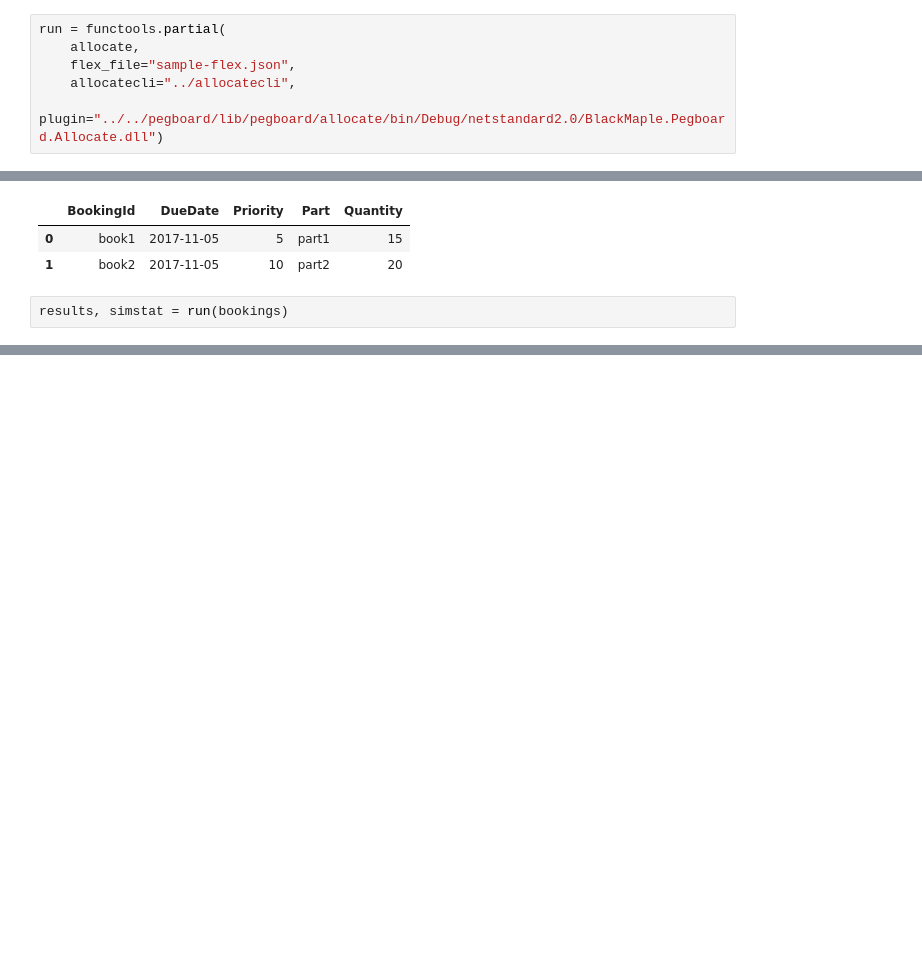
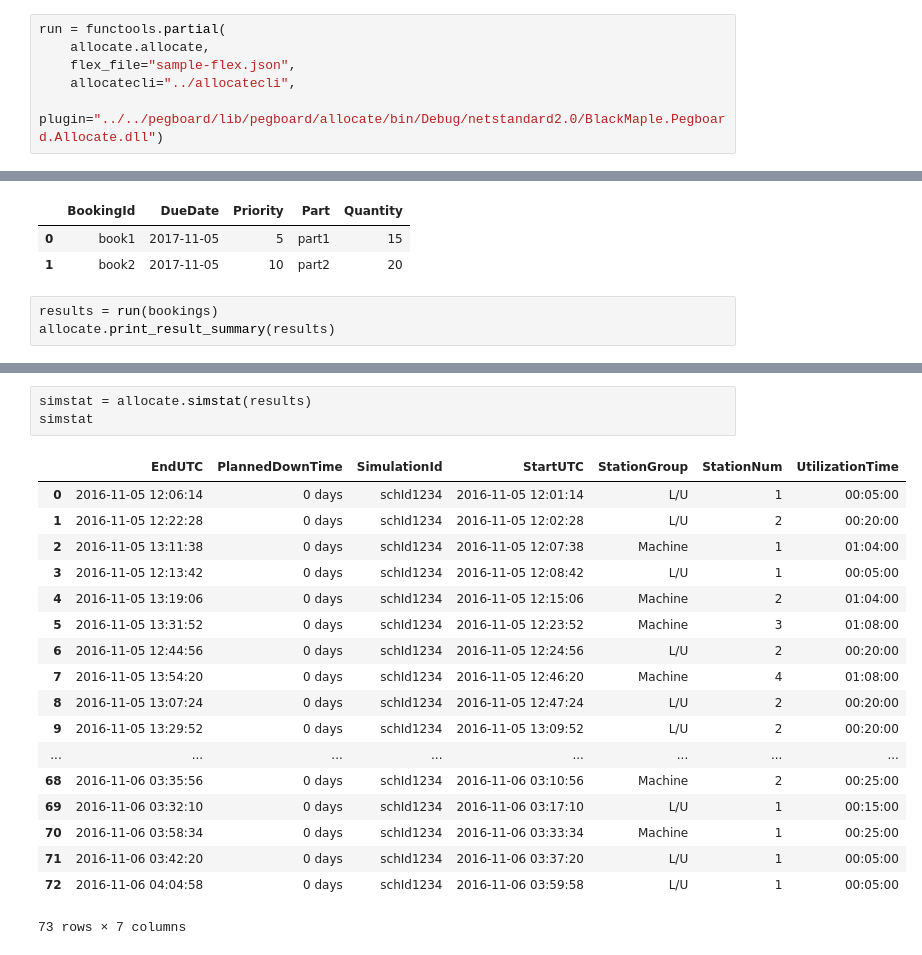
Before and after one commit to SeedTactics/scheduling, a Jupyter notebook: notebooks/allocation-test.ipynb, the cells around one changed output, grey strips where cells are left out. Drawn from its saved outputs; the diff is of its cells as text; blank space fills up the shorter version.

```diff
--- a/notebooks/allocation-test.ipynb
+++ b/notebooks/allocation-test.ipynb
@@ -9,6 +9,6 @@ plotly.offline.init_notebook_mode(connected=True)
 # %%
 run = functools.partial(
-    allocate,
+    allocate.allocate,
     flex_file="sample-flex.json",
     allocatecli="../allocatecli",
     plugin="../../pegboard/lib/pegboard/allocate/bin/Debug/netstandard2.0/BlackMaple.Pegboard.Allocate.dll")
@@ -24,4 +24,5 @@ bookings
 | 0 | book1 | 2017-11-05 | 5 | part1 | 15 |
 | 1 | book2 | 2017-11-05 | 10 | part2 | 20 |
 # %%
-results, simstat = run(bookings)
+results = run(bookings)
+allocate.print_result_summary(results)
@@ -34,0 +47,22 @@ plotly.offline.iplot(ff.create_gantt(simstat, index_col="StationGroup", group_ta
+# %%
+simstat = allocate.simstat(results)
+simstat
+# %% [output]
+|  | EndUTC | PlannedDownTime | SimulationId | StartUTC | StationGroup | StationNum | UtilizationTime |
+| 0 | 2016-11-05 12:06:14 | 0 days | schId1234 | 2016-11-05 12:01:14 | L/U | 1 | 00:05:00 |
+| 1 | 2016-11-05 12:22:28 | 0 days | schId1234 | 2016-11-05 12:02:28 | L/U | 2 | 00:20:00 |
+| 2 | 2016-11-05 13:11:38 | 0 days | schId1234 | 2016-11-05 12:07:38 | Machine | 1 | 01:04:00 |
+| 3 | 2016-11-05 12:13:42 | 0 days | schId1234 | 2016-11-05 12:08:42 | L/U | 1 | 00:05:00 |
+| 4 | 2016-11-05 13:19:06 | 0 days | schId1234 | 2016-11-05 12:15:06 | Machine | 2 | 01:04:00 |
+| 5 | 2016-11-05 13:31:52 | 0 days | schId1234 | 2016-11-05 12:23:52 | Machine | 3 | 01:08:00 |
+| 6 | 2016-11-05 12:44:56 | 0 days | schId1234 | 2016-11-05 12:24:56 | L/U | 2 | 00:20:00 |
+| 7 | 2016-11-05 13:54:20 | 0 days | schId1234 | 2016-11-05 12:46:20 | Machine | 4 | 01:08:00 |
+| 8 | 2016-11-05 13:07:24 | 0 days | schId1234 | 2016-11-05 12:47:24 | L/U | 2 | 00:20:00 |
+| 9 | 2016-11-05 13:29:52 | 0 days | schId1234 | 2016-11-05 13:09:52 | L/U | 2 | 00:20:00 |
+| ... | ... | ... | ... | ... | ... | ... | ... |
+| 68 | 2016-11-06 03:35:56 | 0 days | schId1234 | 2016-11-06 03:10:56 | Machine | 2 | 00:25:00 |
+| 69 | 2016-11-06 03:32:10 | 0 days | schId1234 | 2016-11-06 03:17:10 | L/U | 1 | 00:15:00 |
+| 70 | 2016-11-06 03:58:34 | 0 days | schId1234 | 2016-11-06 03:33:34 | Machine | 1 | 00:25:00 |
+| 71 | 2016-11-06 03:42:20 | 0 days | schId1234 | 2016-11-06 03:37:20 | L/U | 1 | 00:05:00 |
+| 72 | 2016-11-06 04:04:58 | 0 days | schId1234 | 2016-11-06 03:59:58 | L/U | 1 | 00:05:00 |
+73 rows × 7 columns
```
Also changed, not shown: parts of 6 cells of this notebook, 2 other files.
